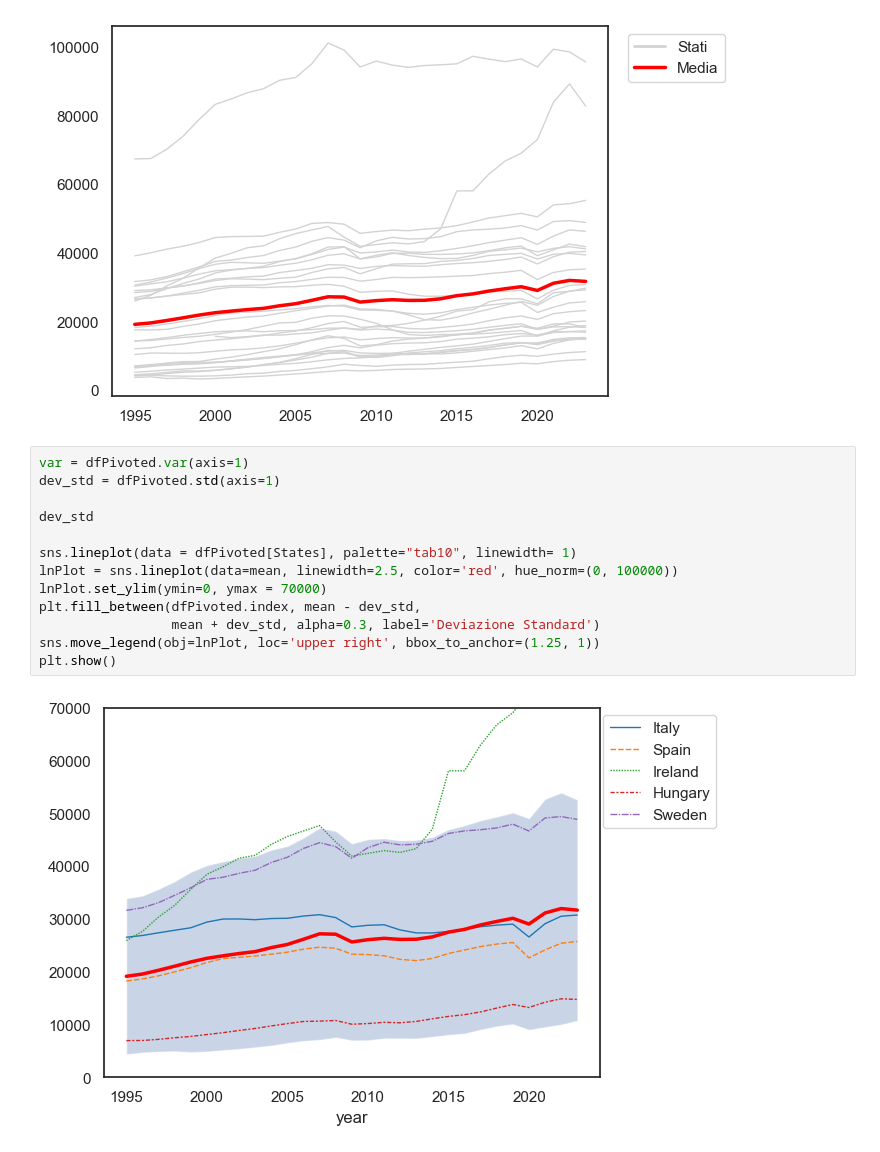
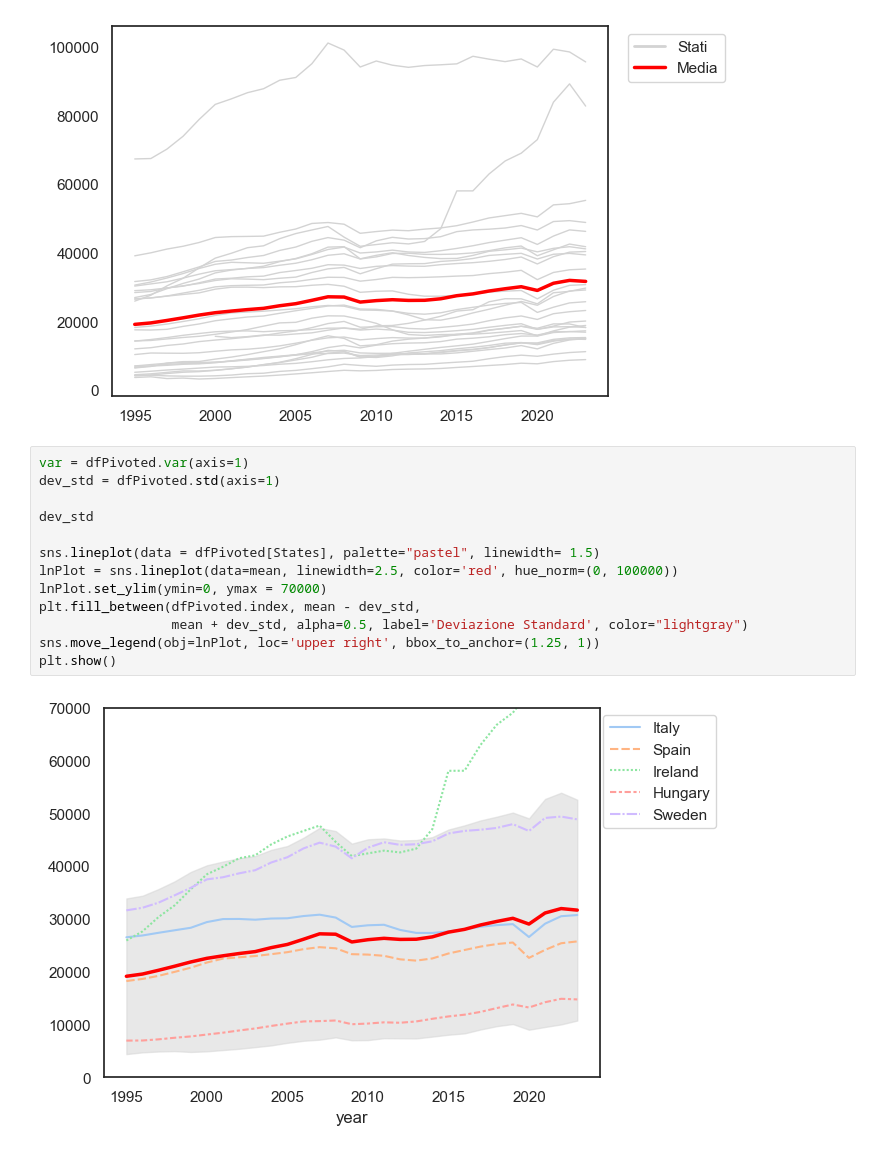
Before and after one commit to GioooTDM/Visualizzazione-Scientifica, a Jupyter notebook: graphs/GDP_graphs.ipynb, the cells around one changed output. Cells and saved outputs as stored; diff of their text form.

```diff
--- a/graphs/GDP_graphs.ipynb
+++ b/graphs/GDP_graphs.ipynb
@@ -37,15 +37,15 @@ np.float64(2.3671792620723795)
 # %%
 var = dfPivoted.var(axis=1)
 dev_std = dfPivoted.std(axis=1)
 
 dev_std
 
-sns.lineplot(data = dfPivoted[States], palette="tab10", linewidth= 1)
+sns.lineplot(data = dfPivoted[States], palette="pastel", linewidth= 1.5)
 lnPlot = sns.lineplot(data=mean, linewidth=2.5, color='red', hue_norm=(0, 100000))
 lnPlot.set_ylim(ymin=0, ymax = 70000)
 plt.fill_between(dfPivoted.index, mean - dev_std,
-                 mean + dev_std, alpha=0.3, label='Deviazione Standard')
+                 mean + dev_std, alpha=0.5, label='Deviazione Standard', color="lightgray")
 sns.move_legend(obj=lnPlot, loc='upper right', bbox_to_anchor=(1.25, 1))
 plt.show()
 # %% [output]
-[figure, old version]
+[figure, new version]
```
